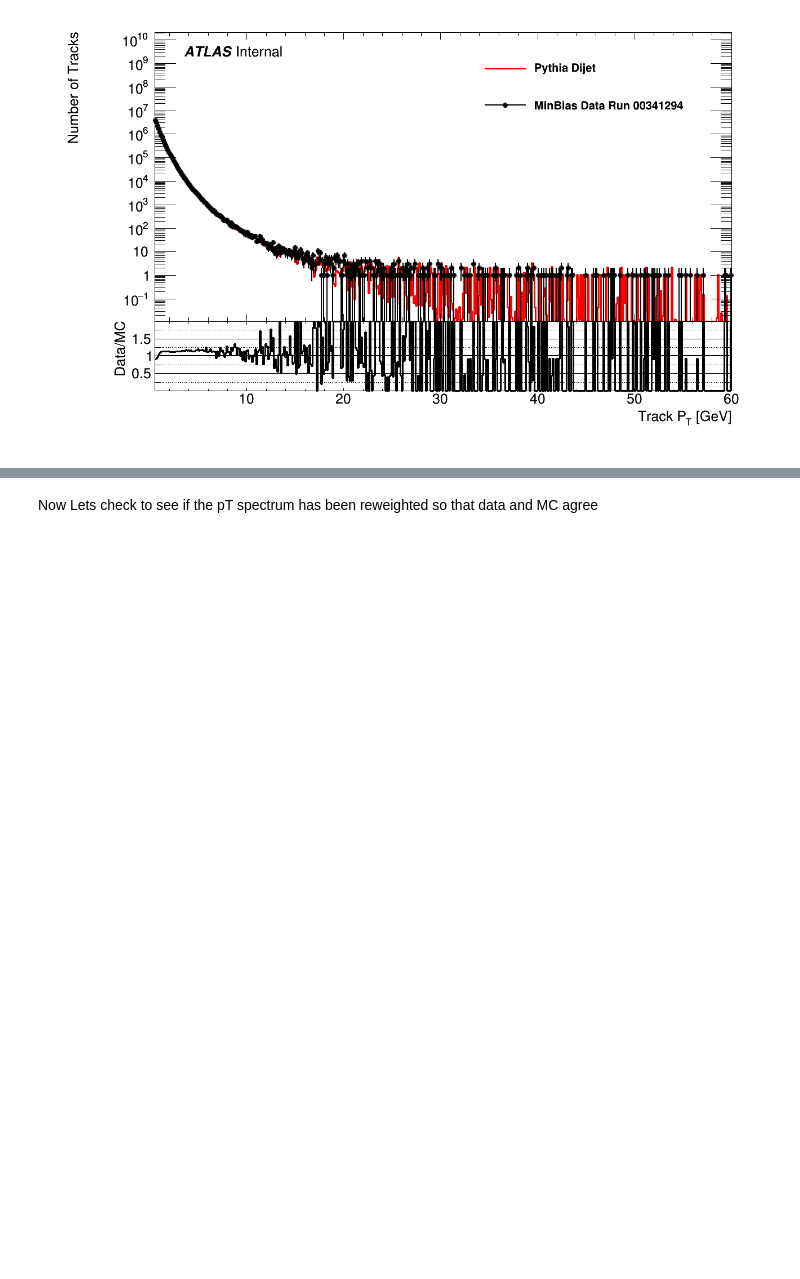
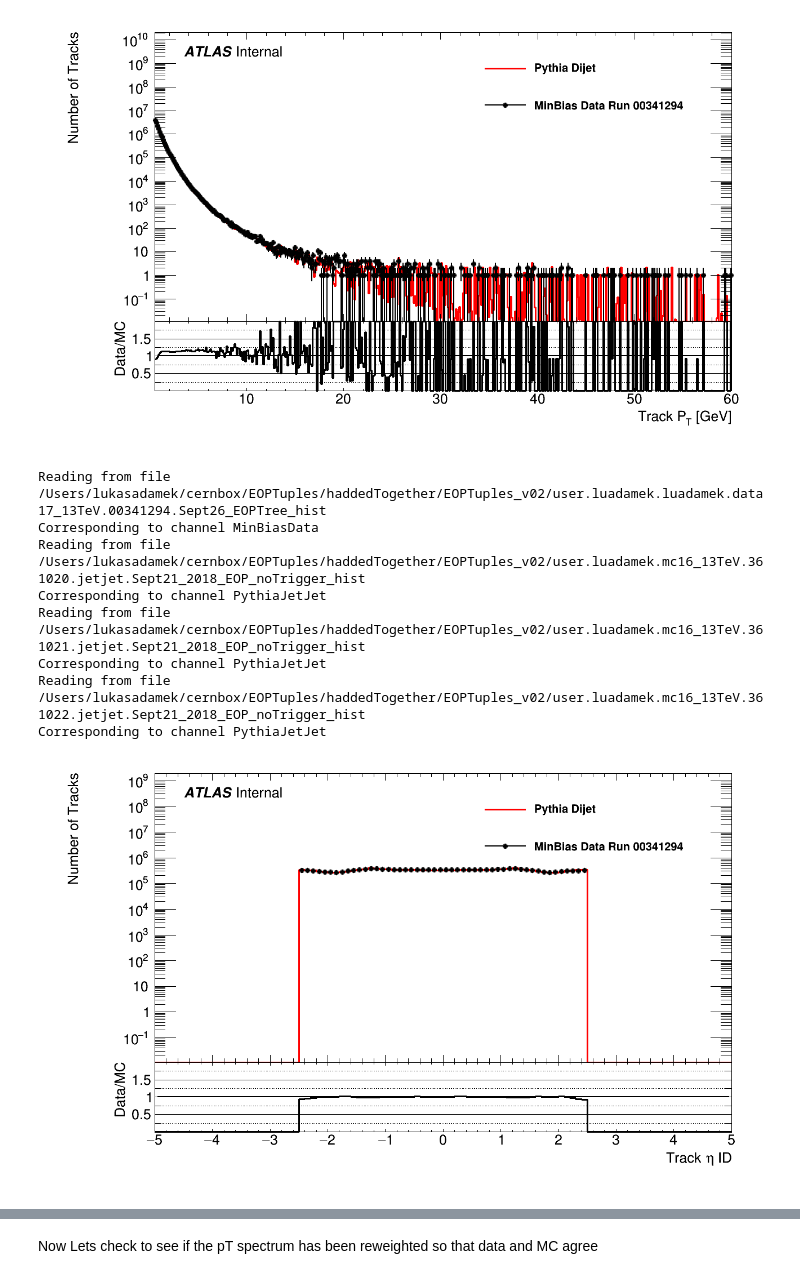
Before and after one commit to jdandoy/EoverPAnalysis, a Jupyter notebook: root_numpy_plotting/ClusterPlots.ipynb, the cells around one changed output, grey strips where cells are left out. Drawn from its saved outputs; the diff is of its cells as text; code cells hidden in the pictures; blank space fills up the shorter version.

Commit message:
added distributions of track eta and pt

```diff
--- a/root_numpy_plotting/ClusterPlots.ipynb
+++ b/root_numpy_plotting/ClusterPlots.ipynb
@@ -88,3 +88,17 @@ DataVsMC = DrawDataVsMC(trkPtHist, plots.channelLabels, MCKey='PythiaJetJet', Da
 DataVsMC.Draw()
 # %% [output]
 [figure]
+# %%
+trkEtaIDHist = plots.GetHistograms(calc_trkEtaID, list_selections = [], nBins = 100, range_low = -5, range_high = +5, xlabel ="Track #eta ID", ylabel = "Number of Tracks")
+DataVsMCHistCanvas = DrawDataVsMC(trkEtaIDHist, plots.channelLabels, MCKey='PythiaJetJet', DataKey='MinBiasData')
+DataVsMCHistCanvas.Draw()
+# %% [output]
+Reading from file /Users/lukasadamek/cernbox/EOPTuples/haddedTogether/EOPTuples_v02/user.luadamek.luadamek.data17_13TeV.00341294.Sept26_EOPTree_hist
+Corresponding to channel MinBiasData
+Reading from file /Users/lukasadamek/cernbox/EOPTuples/haddedTogether/EOPTuples_v02/user.luadamek.mc16_13TeV.361020.jetjet.Sept21_2018_EOP_noTrigger_hist
+Corresponding to channel PythiaJetJet
+Reading from file /Users/lukasadamek/cernbox/EOPTuples/haddedTogether/EOPTuples_v02/user.luadamek.mc16_13TeV.361021.jetjet.Sept21_2018_EOP_noTrigger_hist
+Corresponding to channel PythiaJetJet
+Reading from file /Users/lukasadamek/cernbox/EOPTuples/haddedTogether/EOPTuples_v02/user.luadamek.mc16_13TeV.361022.jetjet.Sept21_2018_EOP_noTrigger_hist
+Corresponding to channel PythiaJetJet
+[figure, added]
```
Also changed, not shown: parts of 3 cells of this notebook.
